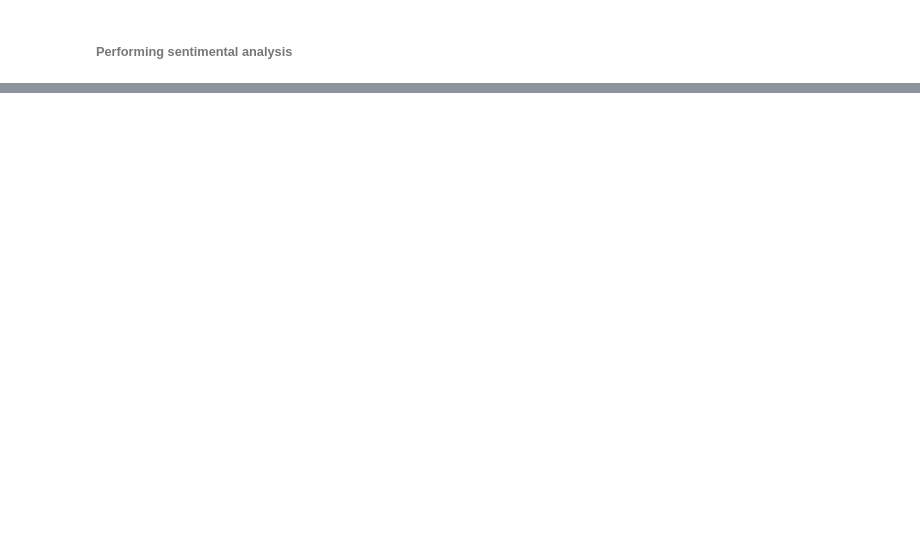
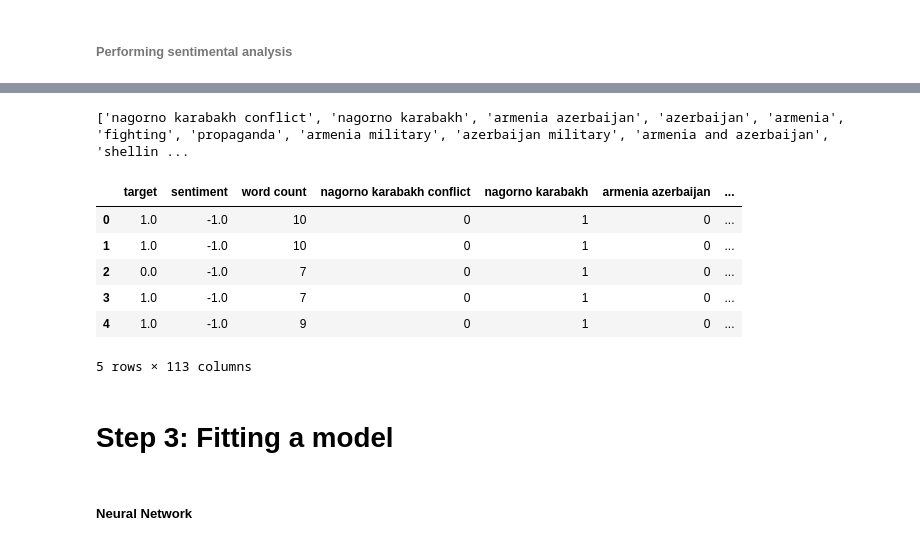
Before and after one commit to ShabGaming/DESN9002_Code4Crisis, a Jupyter notebook: DataCollection.ipynb, the cells around one changed output, grey strips where cells are left out. Saved outputs shown, nothing was run; the diff lists cells and outputs as text; code cells hidden in the pictures; blank space fills up the shorter version.

```diff
--- a/DataCollection.ipynb
+++ b/DataCollection.ipynb
@@ -467,3 +450,6 @@ Name: count, dtype: int64
+# %%
+# Dropping the date column
+df_cleaned = df_cleaned.drop(columns=['Date'])
 # %% [markdown]
 ###### Performing sentimental analysis
 # %%
@@ -490,0 +498,52 @@ for index, row in df_cleaned.iterrows():
+# %%
+KeyWordsCSV = pd.read_csv('KeyWords.csv')
+KeyWordsDF = pd.DataFrame(KeyWordsCSV)
+KeyWordsDF = KeyWordsDF.sort_values(by=['Search Volume'], ascending=False)
+KeyWordsDF = KeyWordsDF.drop(KeyWordsDF.columns[0], axis=1)
+KeyWordsDF = KeyWordsDF.dropna()
+
+KeyWordsList = KeyWordsDF['Keyword'].tolist()
+
+# Standardize the "Keyword" by lowercasing, removing punctuation and replacing dash with spaces. Also removing 's from the end of words
+for i in range(0, len(KeyWordsList)):
+    KeyWordsList[i] = KeyWordsList[i].lower()
+    KeyWordsList[i] = KeyWordsList[i].replace(r'[^\w\s]+', '')
+    KeyWordsList[i] = KeyWordsList[i].replace(r'-', ' ')
+    KeyWordsList[i] = KeyWordsList[i].replace(r'\'s', '')
+
+# Remove duplicates from the list
+KeyWordsList = list(dict.fromkeys(KeyWordsList))
+
+print(KeyWordsList)
+# %% [output]
+['nagorno karabakh conflict', 'nagorno karabakh', 'armenia azerbaijan', 'azerbaijan', 'armenia', 'fighting', 'propaganda', 'armenia military', 'azerbaijan military', 'armenia and azerbaijan', 'shellin ...
+# %%
+df_final = df_cleaned.copy()
+
+# Add a word count column
+df_final['word count'] = df_final['Topic'].str.split().str.len()
+
+# Every word in KeyWordList is to be made into a column in the dataframe
+for word in KeyWordsList:
+    df_final[word] = 0
+
+# Go through each topic and count the number of times each keyword appears in the topic and then add that number to the corresponding column
+for index, row in df_final.iterrows():
+    for word in KeyWordsList:
+        df_final.loc[index, word] = row['Topic'].count(word)
+
+# Remove all the columns which all rows have a value of 0
+df_final = df_final.loc[:, (df_final != 0).any(axis=0)]
+
+# Remove the Topic column
+df_final = df_final.drop(columns=['Topic'])
+
+df_final.head()
+# %% [output]
+|  | target | sentiment | word count | nagorno karabakh conflict | nagorno karabakh | armenia azerbaijan | ... |
+| 0 | 1.0 | -1.0 | 10 | 0 | 1 | 0 | ... |
+| 1 | 1.0 | -1.0 | 10 | 0 | 1 | 0 | ... |
+| 2 | 0.0 | -1.0 | 7 | 0 | 1 | 0 | ... |
+| 3 | 1.0 | -1.0 | 7 | 0 | 1 | 0 | ... |
+| 4 | 1.0 | -1.0 | 9 | 0 | 1 | 0 | ... |
+5 rows × 113 columns
@@ -490,0 +553,4 @@ for index, row in df_cleaned.iterrows():
+# %% [markdown]
+# Step 3: Fitting a model
+# %% [markdown]
+##### Neural Network
```
Also changed, not shown: parts of 19 cells of this notebook, 6 other files.
